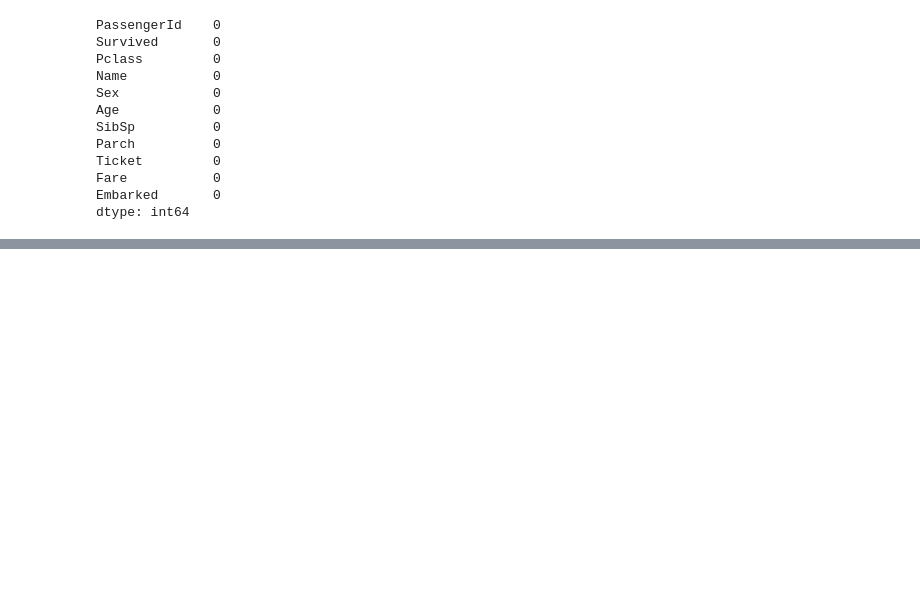
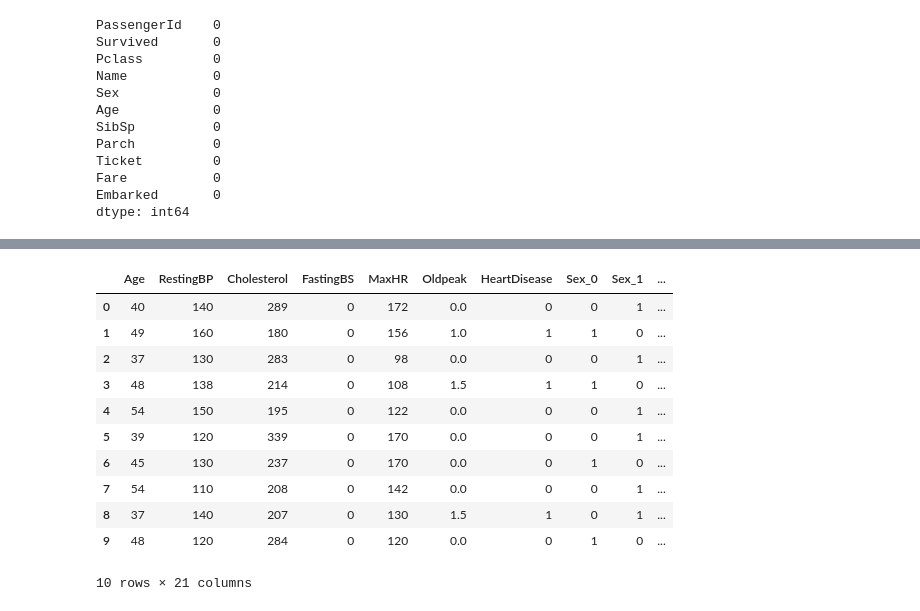
Before and after one commit to kazrkb/ml-modules, a Jupyter notebook: m-7/m-7.ipynb, the cells around one changed output, grey strips where cells are left out. Cells and saved outputs as stored; diff of their text form; code cells hidden in the pictures; blank space fills up the shorter version.

```diff
--- a/m-7/m-7.ipynb
+++ b/m-7/m-7.ipynb
@@ -114,0 +157,8 @@ dtype: int64
+# %%
+# label encoding for binary categorical columns SEX and EXERCISE_ANGINA
+
+le = LabelEncoder()
+df["Sex"] = le.fit_transform(df["Sex"])
+df["ExerciseAngina"] = le.fit_transform(df["ExerciseAngina"])
+
+df.head(10)
@@ -114,0 +177,20 @@ dtype: int64
+# %%
+# one hot encoding for nominal categorical columns
+n_cat_cols = ["ChestPainType","RestingECG", "ST_Slope"]
+
+df_encoded = pd.get_dummies(df, columns=categorical_cols, dtype=int)
+
+df_encoded.head(10)
+# %% [output]
+|  | Age | RestingBP | Cholesterol | FastingBS | MaxHR | Oldpeak | HeartDisease | Sex_0 | Sex_1 | ... |
+| 0 | 40 | 140 | 289 | 0 | 172 | 0.0 | 0 | 0 | 1 | ... |
+| 1 | 49 | 160 | 180 | 0 | 156 | 1.0 | 1 | 1 | 0 | ... |
+| 2 | 37 | 130 | 283 | 0 | 98 | 0.0 | 0 | 0 | 1 | ... |
+| 3 | 48 | 138 | 214 | 0 | 108 | 1.5 | 1 | 1 | 0 | ... |
+| 4 | 54 | 150 | 195 | 0 | 122 | 0.0 | 0 | 0 | 1 | ... |
+| 5 | 39 | 120 | 339 | 0 | 170 | 0.0 | 0 | 0 | 1 | ... |
+| 6 | 45 | 130 | 237 | 0 | 170 | 0.0 | 0 | 1 | 0 | ... |
+| 7 | 54 | 110 | 208 | 0 | 142 | 0.0 | 0 | 0 | 1 | ... |
+| 8 | 37 | 140 | 207 | 0 | 130 | 1.5 | 1 | 0 | 1 | ... |
+| 9 | 48 | 120 | 284 | 0 | 120 | 0.0 | 0 | 1 | 0 | ... |
+10 rows × 21 columns
```
Also changed, not shown: parts of 6 cells of this notebook, 1 other file.
